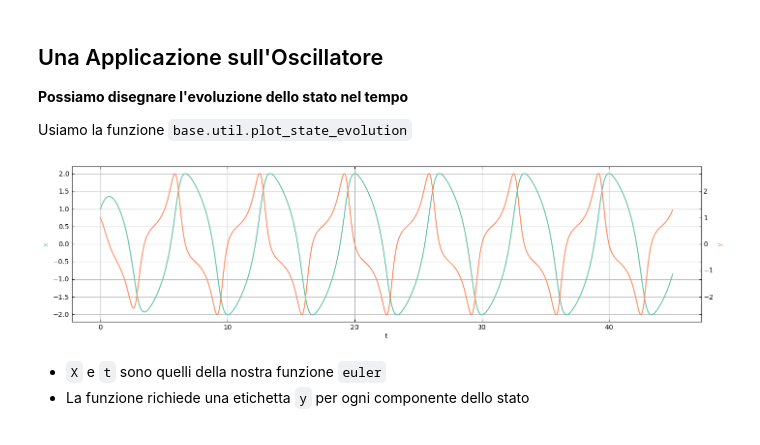
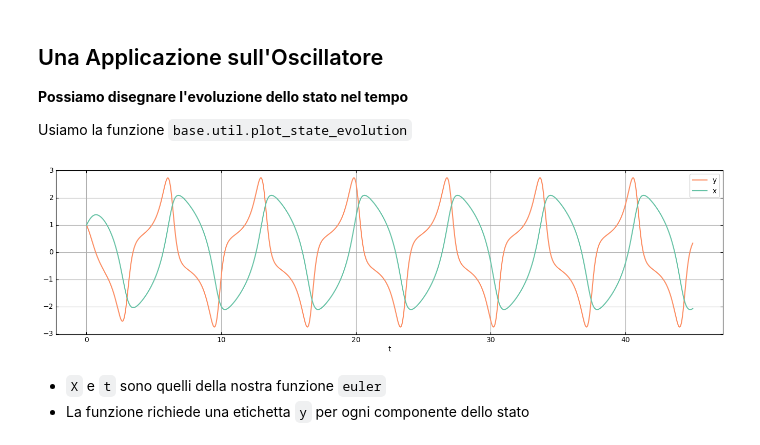
Before and after one commit to fondt-ele-22-23/part-9, a Jupyter notebook: 01. Equazioni Differenziali Ordinarie.ipynb, the cells around one changed output. Cells and saved outputs as stored; diff of their text form; code cells hidden in the pictures.

```diff
--- a/01. Equazioni Differenziali Ordinarie.ipynb
+++ b/01. Equazioni Differenziali Ordinarie.ipynb
@@ -283,9 +283,9 @@ print(X[:4, :])
 Usiamo la funzione `base.util.plot_state_evolution`
 # %%
 from base import util
-util.plot_state_evolution(X, t, figsize=(20, 4), xlabel='t', ylabels=['x', 'y'])
+util.plot_state_evolution(X, t, figsize=(20, 4), xlabel='t', ylabels=['x', 'y'], same_scale=True)
 # %% [output]
-[figure, old version]
+[figure, new version]
 # %% [markdown]
 * `X` e `t` sono quelli della nostra funzione `euler`
 * La funzione richiede una etichetta `y` per ogni componente dello stato
```
Also changed, not shown: parts of 1 cell of this notebook, 1 other file.
